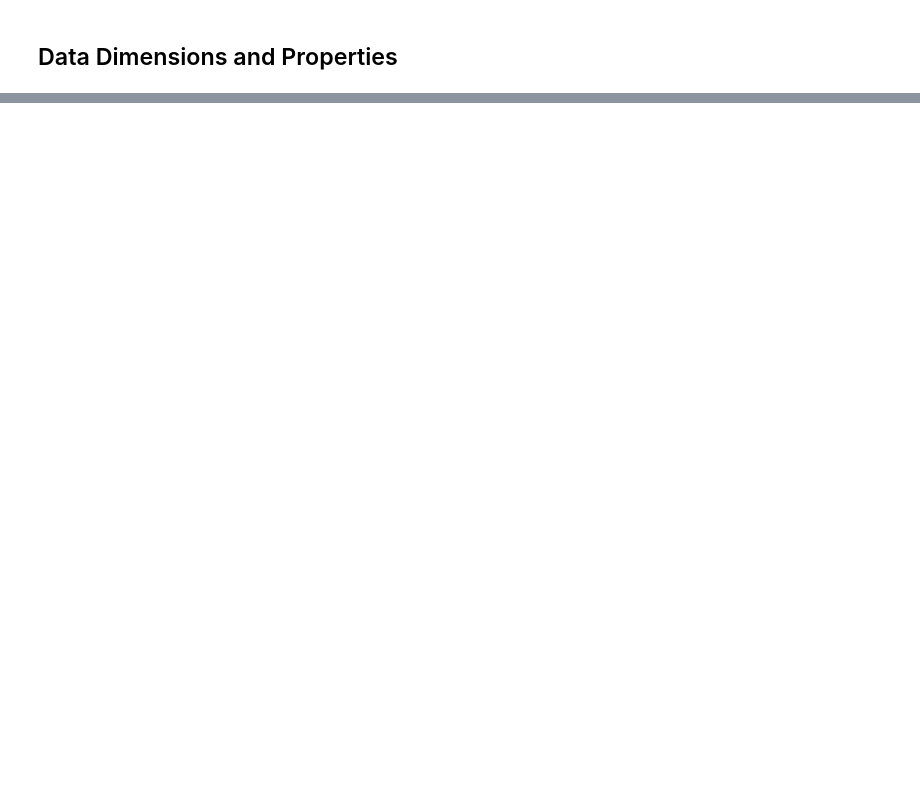
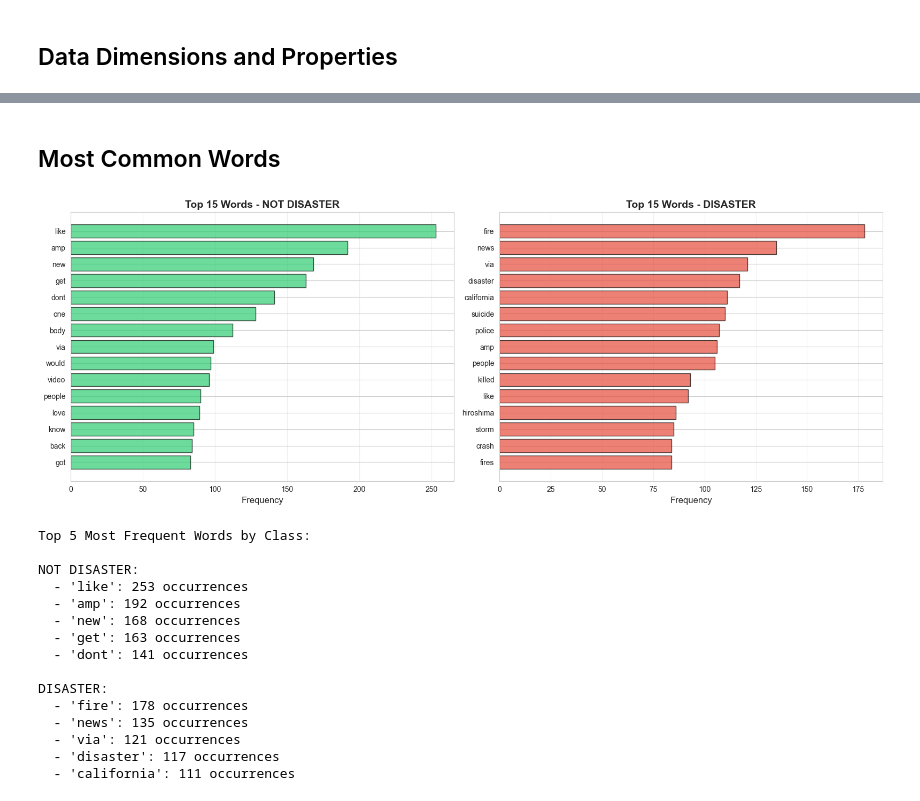
Before and after one commit to trabulium/disaster-tweets-nlp, a Jupyter notebook: disaster_tweets_nlp.ipynb, the cells around one changed output, grey strips where cells are left out. Drawn from its saved outputs; the diff is of its cells as text; code cells hidden in the pictures; blank space fills up the shorter version.

```diff
--- a/disaster_tweets_nlp.ipynb
+++ b/disaster_tweets_nlp.ipynb
@@ -263,0 +472,79 @@ print(" We'll focus on 'text' field which has no missing values.")
+# %% [markdown]
+## Most Common Words
+# %%
+# Analyse most common words in each class
+from collections import Counter
+
+def get_top_words(text_series, n=15):
+    """Extract top N words from text series"""
+    # Combine all text
+    all_text = ' '.join(text_series.values).lower()
+    # Remove URLs, mentions, hashtags
+    all_text = re.sub(r'http\S+|www\S+|@\S+|#', '', all_text)
+    # Remove punctuation
+    all_text = all_text.translate(str.maketrans('', '', string.punctuation))
+    # Split into words
+    words = all_text.split()
+    # Remove common stopwords
+    stop_words = set(stopwords.words('english'))
+    words = [w for w in words if w not in stop_words and len(w) > 2]
+    # Count
+    return Counter(words).most_common(n)
+
+# Get top words for each class
+top_non_disaster = get_top_words(train_df[train_df['target']==0]['text'], n=15)
+top_disaster = get_top_words(train_df[train_df['target']==1]['text'], n=15)
+
+# Visualize
+fig, (ax1, ax2) = plt.subplots(1, 2, figsize=(16, 6))
+
+# Non-disaster words
+words, counts = zip(*top_non_disaster)
+ax1.barh(range(len(words)), counts, color='#2ecc71', alpha=0.7, edgecolor='black')
+ax1.set_yticks(range(len(words)))
+ax1.set_yticklabels(words)
+ax1.invert_yaxis()
+ax1.set_xlabel('Frequency', fontsize=12)
+ax1.set_title('Top 15 Words - NOT DISASTER', fontsize=14, fontweight='bold')
+ax1.grid(axis='x', alpha=0.3)
+
+# Disaster words
+words, counts = zip(*top_disaster)
+ax2.barh(range(len(words)), counts, color='#e74c3c', alpha=0.7, edgecolor='black')
+ax2.set_yticks(range(len(words)))
+ax2.set_yticklabels(words)
+ax2.invert_yaxis()
+ax2.set_xlabel('Frequency', fontsize=12)
+ax2.set_title('Top 15 Words - DISASTER', fontsize=14, fontweight='bold')
+ax2.grid(axis='x', alpha=0.3)
+
+plt.tight_layout()
+plt.savefig('images/top_words.png', dpi=150, bbox_inches='tight')
+plt.show()
+
+# Print actual results
+print("\nTop 5 Most Frequent Words by Class:")
+print("\nNOT DISASTER:")
+for word, count in top_non_disaster[:5]:
+    print(f"  - '{word}': {count:,} occurrences")
+
+print("\nDISASTER:")
+for word, count in top_disaster[:5]:
+    print(f"  - '{word}': {count:,} occurrences")
+# %% [output]
+[figure, added]
+Top 5 Most Frequent Words by Class:
+
+NOT DISASTER:
+  - 'like': 253 occurrences
+  - 'amp': 192 occurrences
+  - 'new': 168 occurrences
+  - 'get': 163 occurrences
+  - 'dont': 141 occurrences
+
+DISASTER:
+  - 'fire': 178 occurrences
+  - 'news': 135 occurrences
+  - 'via': 121 occurrences
+  - 'disaster': 117 occurrences
+  - 'california': 111 occurrences
```
Also changed, not shown: parts of 66 cells of this notebook.
